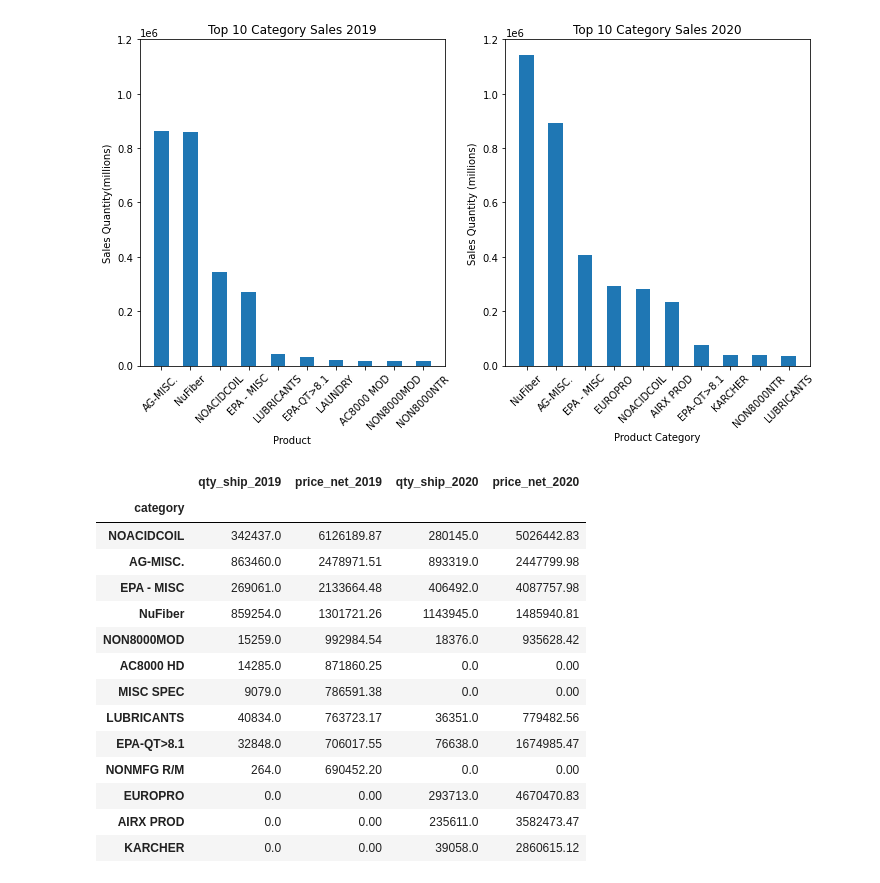
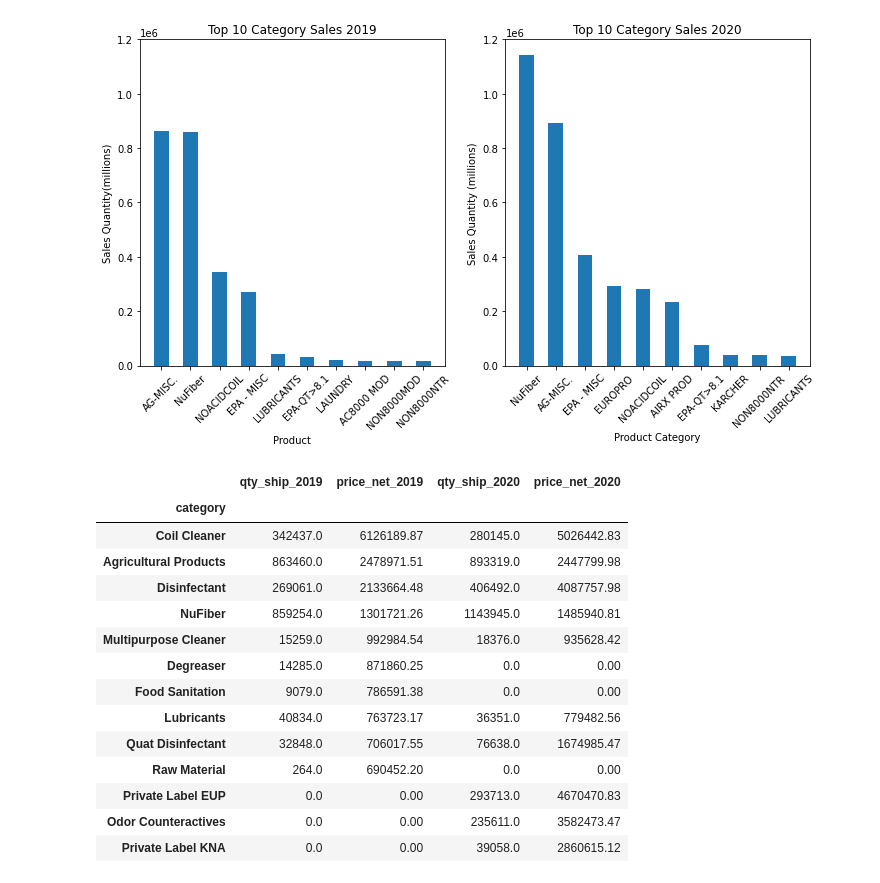
Before and after one commit to aadeba5/Project1, a Jupyter notebook: Nuance_Eric.ipynb, the cells around one changed output. Drawn from its saved outputs; the diff is of its cells as text; code cells hidden in the pictures.

```diff
--- a/Nuance_Eric.ipynb
+++ b/Nuance_Eric.ipynb
@@ -145,26 +145,39 @@ plt.savefig('output/Top 10 Category Sales Comparison by Quantity')
 plt.show()
 # %% [output]
 [figure]
-# %%
-merged_data = pd.merge(top_ten_2019.head(10), top_ten_2020.head(10),
-                       how='outer', on = 'category', suffixes=("_2019", "_2020")).fillna(0)
-merged_data
-# %% [output]
-|  | qty_ship_2019 | price_net_2019 | qty_ship_2020 | price_net_2020 |
-| category |  |  |  |  |
-| NOACIDCOIL | 342437.0 | 6126189.87 | 280145.0 | 5026442.83 |
-| AG-MISC. | 863460.0 | 2478971.51 | 893319.0 | 2447799.98 |
-| EPA - MISC | 269061.0 | 2133664.48 | 406492.0 | 4087757.98 |
-| NuFiber | 859254.0 | 1301721.26 | 1143945.0 | 1485940.81 |
-| NON8000MOD | 15259.0 | 992984.54 | 18376.0 | 935628.42 |
-| AC8000 HD | 14285.0 | 871860.25 | 0.0 | 0.00 |
-| MISC SPEC | 9079.0 | 786591.38 | 0.0 | 0.00 |
-| LUBRICANTS | 40834.0 | 763723.17 | 36351.0 | 779482.56 |
-| EPA-QT>8.1 | 32848.0 | 706017.55 | 76638.0 | 1674985.47 |
-| NONMFG R/M | 264.0 | 690452.20 | 0.0 | 0.00 |
-| EUROPRO | 0.0 | 0.00 | 293713.0 | 4670470.83 |
-| AIRX PROD | 0.0 | 0.00 | 235611.0 | 3582473.47 |
-| KARCHER | 0.0 | 0.00 | 39058.0 | 2860615.12 |
+# %%
+merged_data = pd.merge(top_ten_2019.head(10), top_ten_2020.head(10),
+                       how='outer', on = 'category', suffixes=("_2019", "_2020")).fillna(0)
+merged_data = merged_data.rename(index={'NOACIDCOIL': 'Coil Cleaner',
+                                        'AG-MISC.':'Agricultural Products',
+                                        'EPA - MISC' : 'Disinfectant',
+                                        'NON8000MOD' : 'Multipurpose Cleaner',
+                                        'AC8000 HD' : 'Degreaser',
+                                        'MISC SPEC': 'Food Sanitation',
+                                        'EPA-QT>8.1': "Quat Disinfectant",
+                                        "AIRX PROD": "Odor Counteractives",
+                                        'LUBRICANTS' : 'Lubricants',
+                                        'NONMFG R/M' : 'Raw Material',
+                                        'EUROPRO' : 'Private Label EUP',
+                                        'KARCHER' : 'Private Label KNA '
+                                       })
+merged_data
+# %% [output]
+|  | qty_ship_2019 | price_net_2019 | qty_ship_2020 | price_net_2020 |
+| category |  |  |  |  |
+| Coil Cleaner | 342437.0 | 6126189.87 | 280145.0 | 5026442.83 |
+| Agricultural Products | 863460.0 | 2478971.51 | 893319.0 | 2447799.98 |
+| Disinfectant | 269061.0 | 2133664.48 | 406492.0 | 4087757.98 |
+| NuFiber | 859254.0 | 1301721.26 | 1143945.0 | 1485940.81 |
+| Multipurpose Cleaner | 15259.0 | 992984.54 | 18376.0 | 935628.42 |
+| Degreaser | 14285.0 | 871860.25 | 0.0 | 0.00 |
+| Food Sanitation | 9079.0 | 786591.38 | 0.0 | 0.00 |
+| Lubricants | 40834.0 | 763723.17 | 36351.0 | 779482.56 |
+| Quat Disinfectant | 32848.0 | 706017.55 | 76638.0 | 1674985.47 |
+| Raw Material | 264.0 | 690452.20 | 0.0 | 0.00 |
+| Private Label EUP | 0.0 | 0.00 | 293713.0 | 4670470.83 |
+| Odor Counteractives | 0.0 | 0.00 | 235611.0 | 3582473.47 |
+| Private Label KNA | 0.0 | 0.00 | 39058.0 | 2860615.12 |
 # %%
 xlabels = merged_data.reset_index(drop=False)
 labels=xlabels['category']
```
Also changed, not shown: parts of 3 cells of this notebook, 4 other files.
